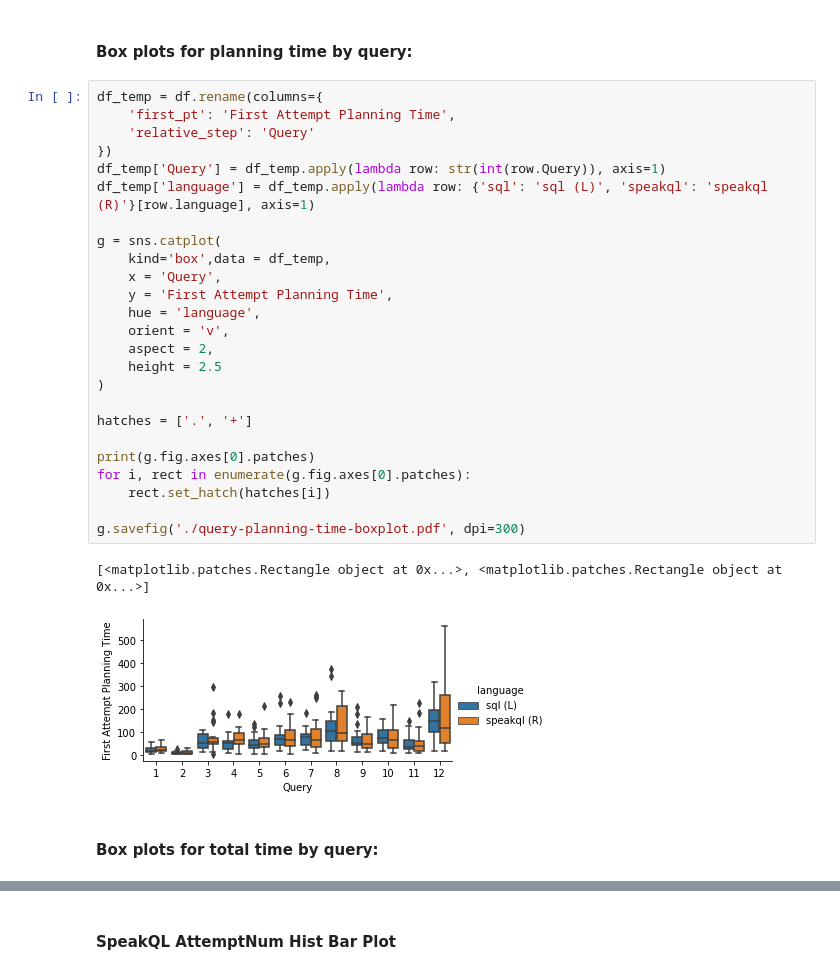
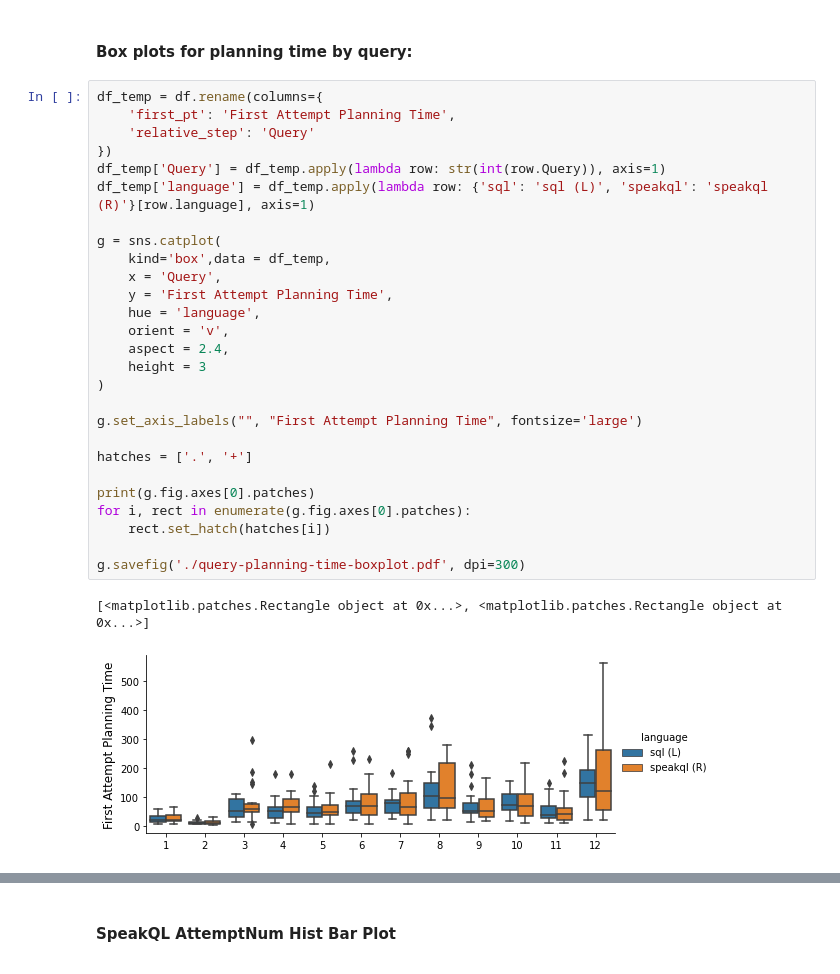
Before and after one commit to KyleLuoma/speakql-user-study-analysis, a Jupyter notebook: Sample Distribution and Tests.ipynb, the cells around one changed output, grey strips where cells are left out. Drawn from its saved outputs; the diff is of its cells as text.

```diff
--- a/Sample Distribution and Tests.ipynb
+++ b/Sample Distribution and Tests.ipynb
@@ -192,30 +208,30 @@ g = sns.boxplot(data = df_temp, y = 'Query Type', x = 'First Attempt Planning Ti
 # %%
 df_temp = df.rename(columns={
     'first_pt': 'First Attempt Planning Time',
     'relative_step': 'Query'
 })
 df_temp['Query'] = df_temp.apply(lambda row: str(int(row.Query)), axis=1)
 df_temp['language'] = df_temp.apply(lambda row: {'sql': 'sql (L)', 'speakql': 'speakql (R)'}[row.language], axis=1)
 
 g = sns.catplot(
     kind='box',data = df_temp,
     x = 'Query',
     y = 'First Attempt Planning Time',
     hue = 'language',
     orient = 'v',
-    aspect = 2,
-    height = 2.5
+    aspect = 2.4,
+    height = 3
 )
+
+g.set_axis_labels("", "First Attempt Planning Time", fontsize='large')
 
 hatches = ['.', '+']
 
 print(g.fig.axes[0].patches)
 for i, rect in enumerate(g.fig.axes[0].patches):
     rect.set_hatch(hatches[i])
 
 g.savefig('./query-planning-time-boxplot.pdf', dpi=300)
 # %% [output]
 [<matplotlib.patches.Rectangle object at 0x...>, <matplotlib.patches.Rectangle object at 0x...>]
-[figure, old version]
+[figure, new version]
-# %% [markdown]
-#### Box plots for total time by query:
```
Also changed, not shown: parts of 23 cells of this notebook, 22 other files.
